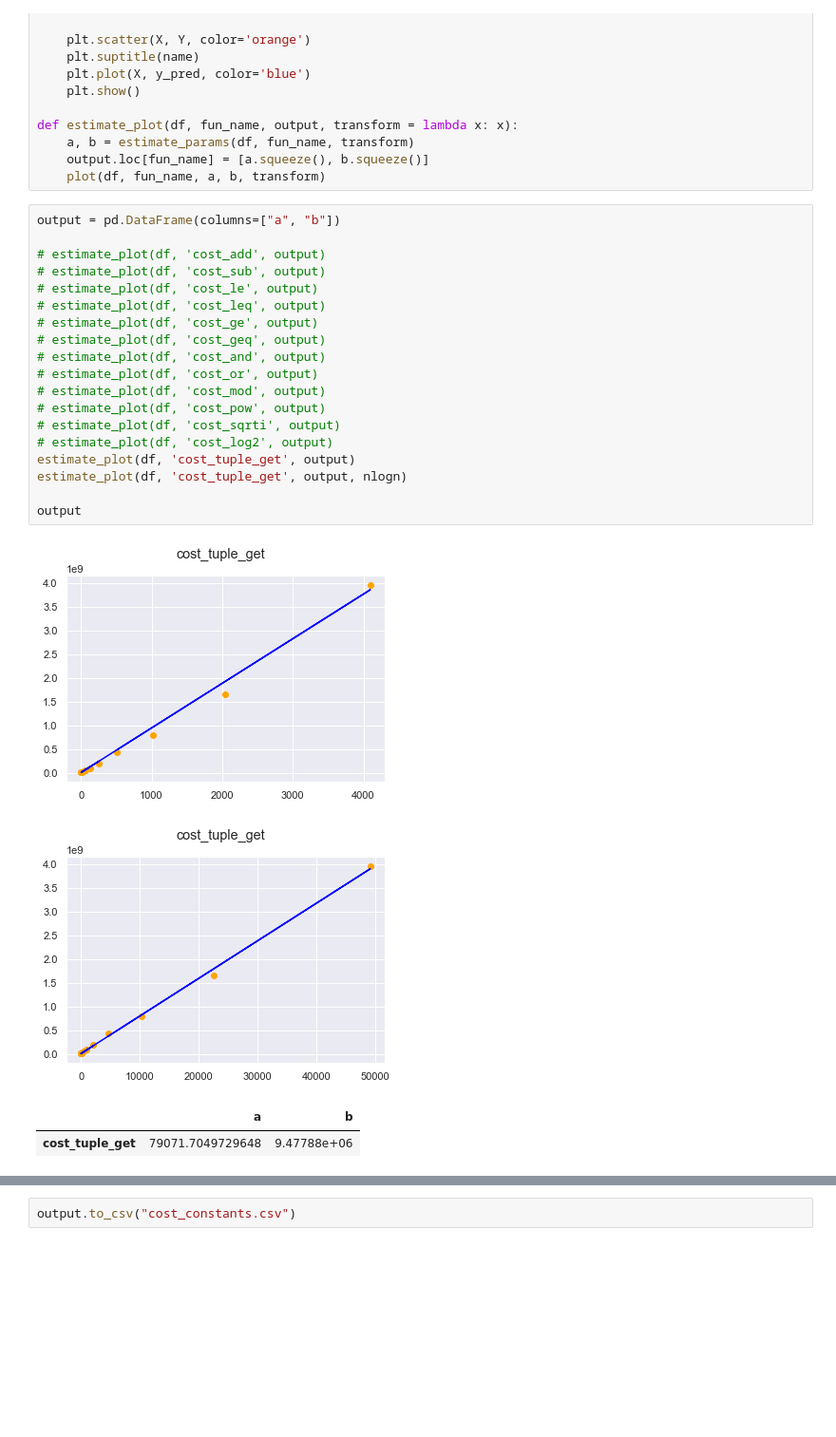
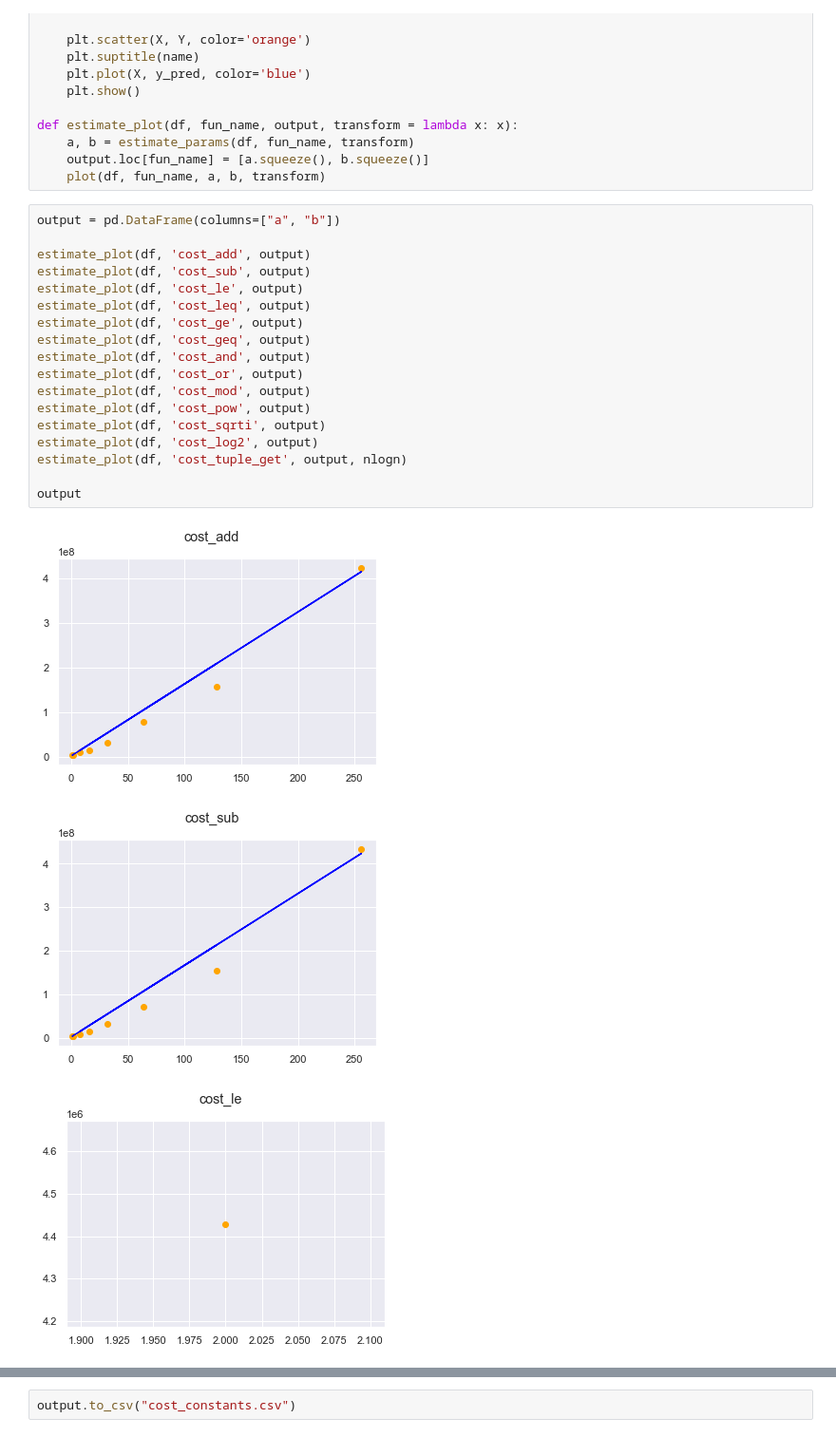
Before and after one commit to stacks-network/clarity-benchmarking, a Jupyter notebook: cost_estimator.ipynb, the cells around one changed output, grey strips where cells are left out. Shown at 95% size. Drawn from its saved outputs; the diff is of its cells as text; blank space fills up the shorter version.

```diff
--- a/cost_estimator.ipynb
+++ b/cost_estimator.ipynb
@@ -93,24 +93,22 @@ def estimate_plot(df, fun_name, output, transform = lambda x: x):
 # %%
 output = pd.DataFrame(columns=["a", "b"])
 
-# estimate_plot(df, 'cost_add', output)
-# estimate_plot(df, 'cost_sub', output)
-# estimate_plot(df, 'cost_le', output)
-# estimate_plot(df, 'cost_leq', output)
-# estimate_plot(df, 'cost_ge', output)
-# estimate_plot(df, 'cost_geq', output)
-# estimate_plot(df, 'cost_and', output)
-# estimate_plot(df, 'cost_or', output)
-# estimate_plot(df, 'cost_mod', output)
-# estimate_plot(df, 'cost_pow', output)
-# estimate_plot(df, 'cost_sqrti', output)
-# estimate_plot(df, 'cost_log2', output)
-estimate_plot(df, 'cost_tuple_get', output)
+estimate_plot(df, 'cost_add', output)
+estimate_plot(df, 'cost_sub', output)
+estimate_plot(df, 'cost_le', output)
+estimate_plot(df, 'cost_leq', output)
+estimate_plot(df, 'cost_ge', output)
+estimate_plot(df, 'cost_geq', output)
+estimate_plot(df, 'cost_and', output)
+estimate_plot(df, 'cost_or', output)
+estimate_plot(df, 'cost_mod', output)
+estimate_plot(df, 'cost_pow', output)
+estimate_plot(df, 'cost_sqrti', output)
+estimate_plot(df, 'cost_log2', output)
 estimate_plot(df, 'cost_tuple_get', output, nlogn)
 
 output
 # %% [output]
-[figure, old version]
+[figure, new version]
-[figure, old version]
+[figure, new version]
-|  | a | b |
-| cost_tuple_get | 79071.7049729648 | 9.47788e+06 |
+[figure, added]
```
Also changed, not shown: parts of 1 cell of this notebook.
